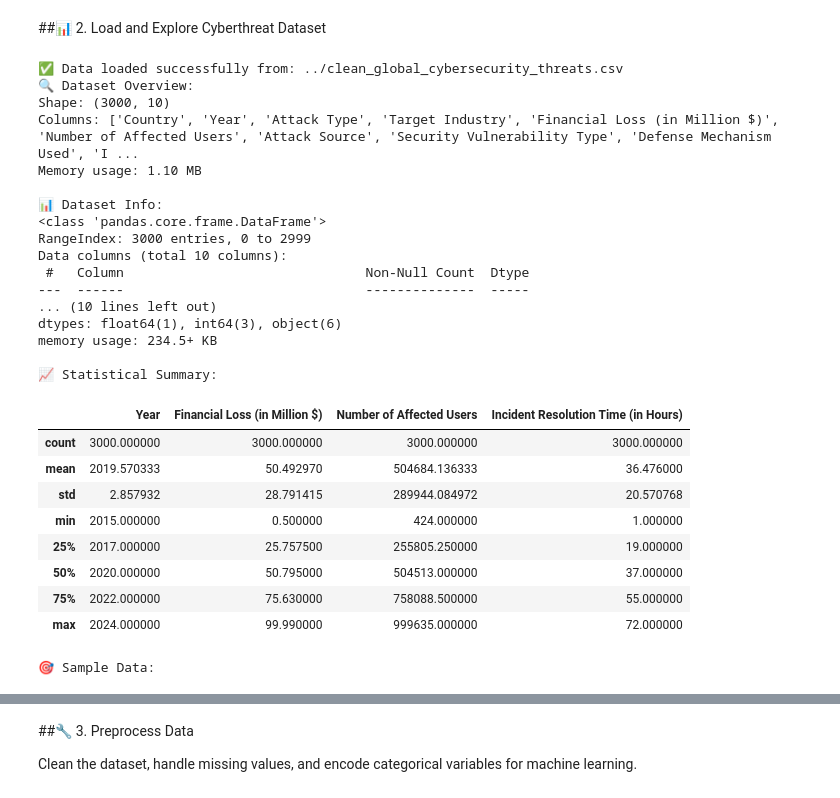
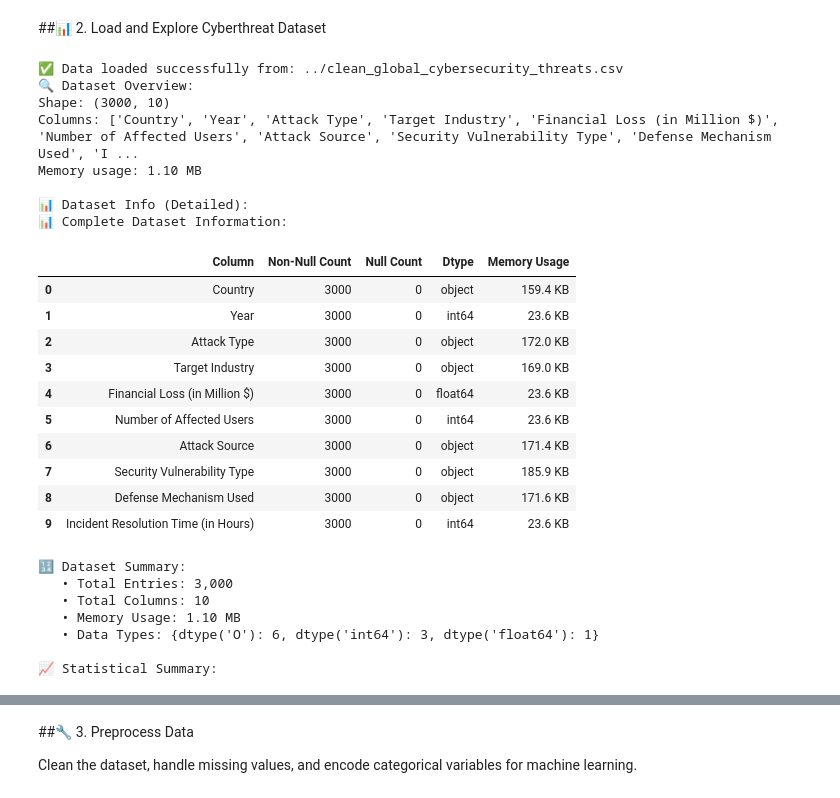
Before and after one commit to LixPix/Global-Cybersecurity-Threats-and-Trends, a Jupyter notebook: jupyter_notebooks/ML_global_cyberthreats.ipynb, the cells around one changed output, grey strips where cells are left out. Cells and saved outputs as stored; diff of their text form; code cells hidden in the pictures.

Commit message:
output truncated error fixed

```diff
--- a/jupyter_notebooks/ML_global_cyberthreats.ipynb
+++ b/jupyter_notebooks/ML_global_cyberthreats.ipynb
@@ -96,20 +96,46 @@ if df is None:
     except:
         raise FileNotFoundError("Could not find clean_global_cybersecurity_threats.csv")
 
-# Configure pandas display options to prevent truncation
+# Configure pandas and IPython display options to prevent ALL truncation
 pd.set_option('display.max_rows', None)
 pd.set_option('display.max_columns', None)
 pd.set_option('display.width', None)
 pd.set_option('display.max_colwidth', None)
+pd.set_option('display.expand_frame_repr', False)
+
+# Configure IPython display
+from IPython.display import display, HTML
+from IPython.core.interactiveshell import InteractiveShell
+InteractiveShell.ast_node_interactivity = "all"
 
 print("🔍 Dataset Overview:")
 print(f"Shape: {df.shape}")
 print(f"Columns: {list(df.columns)}")
 print(f"Memory usage: {df.memory_usage(deep=True).sum() / 1024**2:.2f} MB")
 
-# Display basic information
-print("\n📊 Dataset Info:")
-df.info()
+# Display basic information with detailed output
+print("\n📊 Dataset Info (Detailed):")
+# Create a comprehensive info summary to avoid truncation
+info_data = []
+for col in df.columns:
+    col_info = {
+        'Column': col,
+        'Non-Null Count': df[col].count(),
+        'Null Count': df[col].isnull().sum(),
+        'Dtype': str(df[col].dtype),
+        'Memory Usage': f"{df[col].memory_usage(deep=True) / 1024:.1f} KB"
+    }
+    info_data.append(col_info)
+
+info_df = pd.DataFrame(info_data)
+print(f"📊 Complete Dataset Information:")
+display(info_df)
+
+print(f"\n🔢 Dataset Summary:")
+print(f"   • Total Entries: {len(df):,}")
+print(f"   • Total Columns: {len(df.columns)}")
+print(f"   • Memory Usage: {df.memory_usage(deep=True).sum() / 1024**2:.2f} MB")
+print(f"   • Data Types: {df.dtypes.value_counts().to_dict()}")
 
 print("\n📈 Statistical Summary:")
 display(df.describe())
@@ -129,6 +155,7 @@ missing_df = pd.DataFrame({
 if missing_df[missing_df['Missing Count'] > 0].empty:
     print("✅ No missing values found in the dataset")
 else:
+    print("📊 Missing Values Summary:")
     display(missing_df[missing_df['Missing Count'] > 0])
 
 # Check data types and unique values with controlled output
@@ -148,52 +175,52 @@ for col in df.columns:
     }
 
     # Add sample values for categorical columns with reasonable number of unique values
     if df[col].dtype == 'object' and unique_count <= 10:
         col_info['Sample Values'] = ', '.join(map(str, df[col].unique()[:5]))
         if unique_count > 5:
             col_info['Sample Values'] += '...'
     elif df[col].dtype == 'object' and unique_count > 10:
         col_info['Sample Values'] = f'{", ".join(map(str, df[col].unique()[:3]))}... (+{unique_count-3} more)'
     else:
         # For numerical columns, show range
         try:
             col_info['Sample Values'] = f'Range: {df[col].min():.2f} to {df[col].max():.2f}'
         except:
             col_info['Sample Values'] = f'Range: {df[col].min()} to {df[col].max()}'
 
     data_types_info.append(col_info)
 
 # Display as DataFrame for better formatting
 data_types_df = pd.DataFrame(data_types_info)
 print("📊 Column Information Summary:")
 display(data_types_df)
 
-print(f"\n✅ Dataset loaded successfully with {len(df)} records and {len(df.columns)} columns")
+print(f"\n✅ Dataset loaded successfully with {len(df):,} records and {len(df.columns)} columns")
+print("🔧 All display options configured to prevent output truncation")
 # %% [output]
 ✅ Data loaded successfully from: ../clean_global_cybersecurity_threats.csv
 🔍 Dataset Overview:
 Shape: (3000, 10)
 Columns: ['Country', 'Year', 'Attack Type', 'Target Industry', 'Financial Loss (in Million $)', 'Number of Affected Users', 'Attack Source', 'Security Vulnerability Type', 'Defense Mechanism Used', 'I ...
 Memory usage: 1.10 MB
 
-📊 Dataset Info:
-<class 'pandas.core.frame.DataFrame'>
-RangeIndex: 3000 entries, 0 to 2999
-Data columns (total 10 columns):
- #   Column                               Non-Null Count  Dtype
----  ------                               --------------  -----
-... (10 lines left out)
-dtypes: float64(1), int64(3), object(6)
-memory usage: 234.5+ KB
-
-📈 Statistical Summary:
+📊 Dataset Info (Detailed):
+📊 Complete Dataset Information:
-|  | Year | Financial Loss (in Million $) | Number of Affected Users | Incident Resolution Time (in Hours) |
-| count | 3000.000000 | 3000.000000 | 3000.000000 | 3000.000000 |
-| mean | 2019.570333 | 50.492970 | 504684.136333 | 36.476000 |
-| std | 2.857932 | 28.791415 | 289944.084972 | 20.570768 |
-| min | 2015.000000 | 0.500000 | 424.000000 | 1.000000 |
-| 25% | 2017.000000 | 25.757500 | 255805.250000 | 19.000000 |
-| 50% | 2020.000000 | 50.795000 | 504513.000000 | 37.000000 |
-| 75% | 2022.000000 | 75.630000 | 758088.500000 | 55.000000 |
-| max | 2024.000000 | 99.990000 | 999635.000000 | 72.000000 |
+|  | Column | Non-Null Count | Null Count | Dtype | Memory Usage |
+| 0 | Country | 3000 | 0 | object | 159.4 KB |
+| 1 | Year | 3000 | 0 | int64 | 23.6 KB |
+| 2 | Attack Type | 3000 | 0 | object | 172.0 KB |
+| 3 | Target Industry | 3000 | 0 | object | 169.0 KB |
+| 4 | Financial Loss (in Million $) | 3000 | 0 | float64 | 23.6 KB |
+| 5 | Number of Affected Users | 3000 | 0 | int64 | 23.6 KB |
+| 6 | Attack Source | 3000 | 0 | object | 171.4 KB |
+| 7 | Security Vulnerability Type | 3000 | 0 | object | 185.9 KB |
+| 8 | Defense Mechanism Used | 3000 | 0 | object | 171.6 KB |
+| 9 | Incident Resolution Time (in Hours) | 3000 | 0 | int64 | 23.6 KB |
-🎯 Sample Data:
+🔢 Dataset Summary:
+   • Total Entries: 3,000
+   • Total Columns: 10
+   • Memory Usage: 1.10 MB
+   • Data Types: {dtype('O'): 6, dtype('int64'): 3, dtype('float64'): 1}
+
+📈 Statistical Summary:
```
Also changed, not shown: parts of 4 cells of this notebook.
